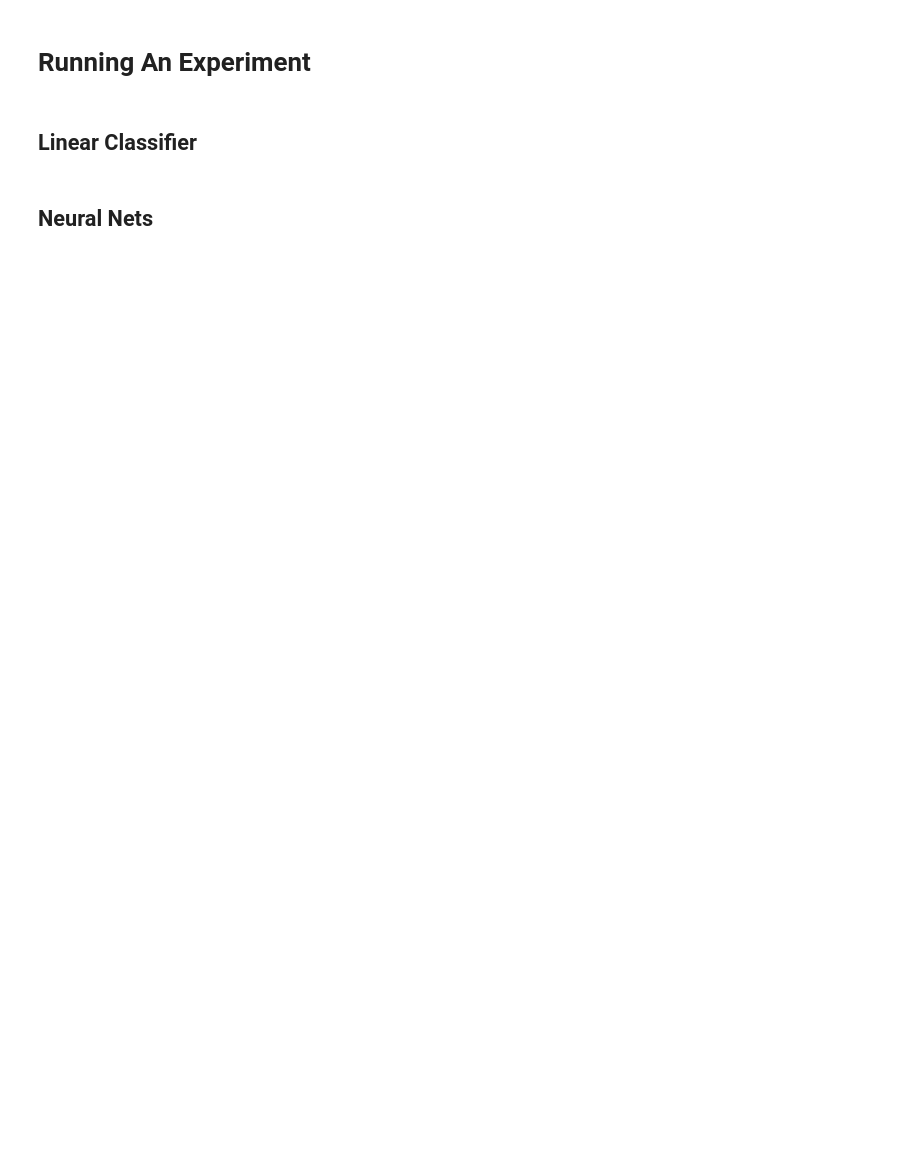
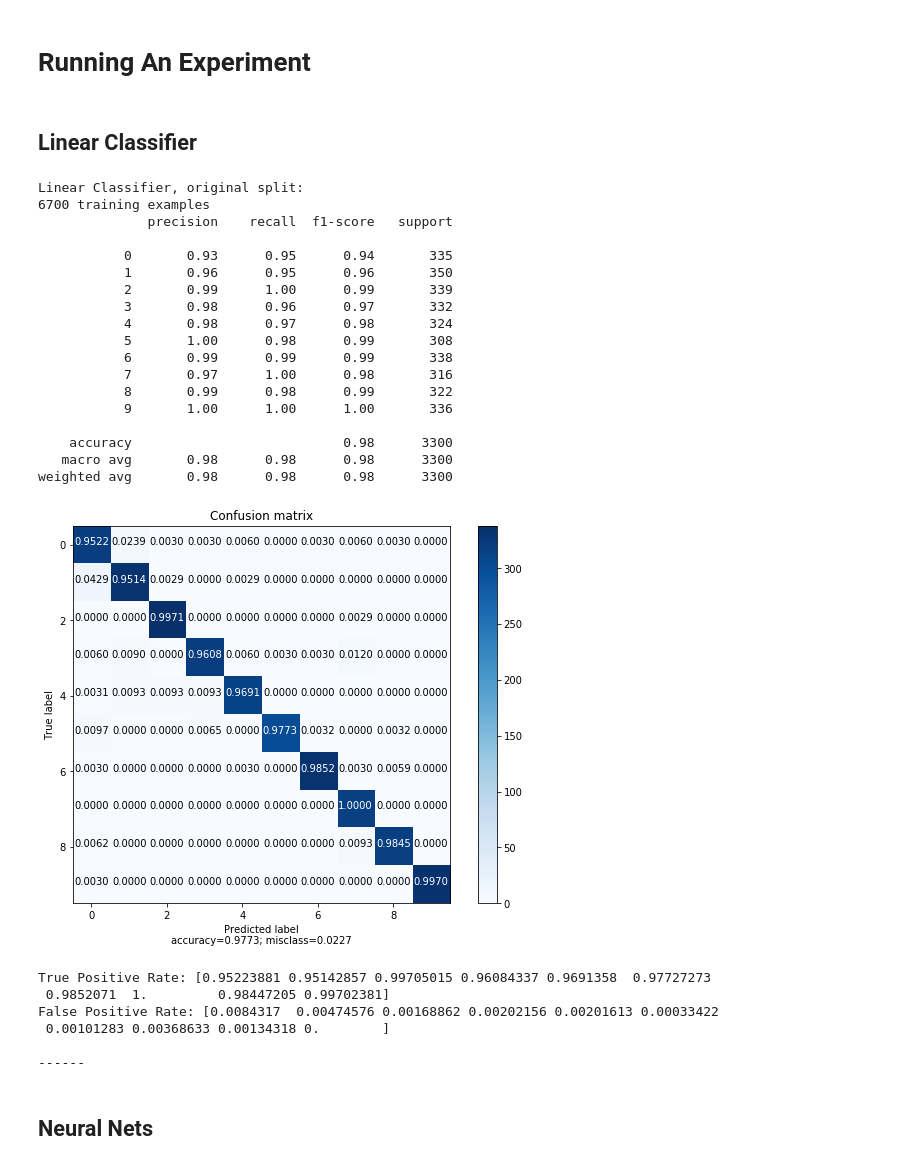
Before and after one commit to kadjulio/Coursework2-Data-Mining, a Jupyter notebook: jupyter/notebooks/modeling/NN.ipynb, the cells around one changed output. Saved outputs shown, nothing was run; the diff lists cells and outputs as text; code cells hidden in the pictures; blank space fills up the shorter version.

```diff
--- a/jupyter/notebooks/modeling/NN.ipynb
+++ b/jupyter/notebooks/modeling/NN.ipynb
@@ -231,10 +248,36 @@ def run_experiment(classifier, X_train_data, y_train_data, X_test_data, y_test_d
 # %%
 from sklearn.svm import SVC
 linclf = SVC(kernel="linear")
 print("Linear Classifier, original split:")
 print(f"{train_set['target'].shape[0]} training examples")
-# run_experiment(linclf, train_set.iloc[:,:-1], train_set['target'], test_set.iloc[:,:-1], test_set['target'])
+run_experiment(linclf, train_set.iloc[:,:-1], train_set['target'], test_set.iloc[:,:-1], test_set['target'])
 print("------\n")
+# %% [output]
+Linear Classifier, original split:
+6700 training examples
+              precision    recall  f1-score   support
+
+           0       0.93      0.95      0.94       335
+           1       0.96      0.95      0.96       350
+           2       0.99      1.00      0.99       339
+           3       0.98      0.96      0.97       332
+           4       0.98      0.97      0.98       324
+           5       1.00      0.98      0.99       308
+           6       0.99      0.99      0.99       338
+           7       0.97      1.00      0.98       316
+           8       0.99      0.98      0.99       322
+           9       1.00      1.00      1.00       336
+
+    accuracy                           0.98      3300
+   macro avg       0.98      0.98      0.98      3300
+weighted avg       0.98      0.98      0.98      3300
+[figure, added]
+True Positive Rate: [0.95223881 0.95142857 0.99705015 0.96084337 0.9691358  0.97727273
+ 0.9852071  1.         0.98447205 0.99702381]
+False Positive Rate: [0.0084317  0.00474576 0.00168862 0.00202156 0.00201613 0.00033422
+ 0.00101283 0.00368633 0.00134318 0.        ]
+
+------
 # %% [markdown]
 ## Neural Nets
 # %%
```
Also changed, not shown: parts of 23 cells of this notebook.
